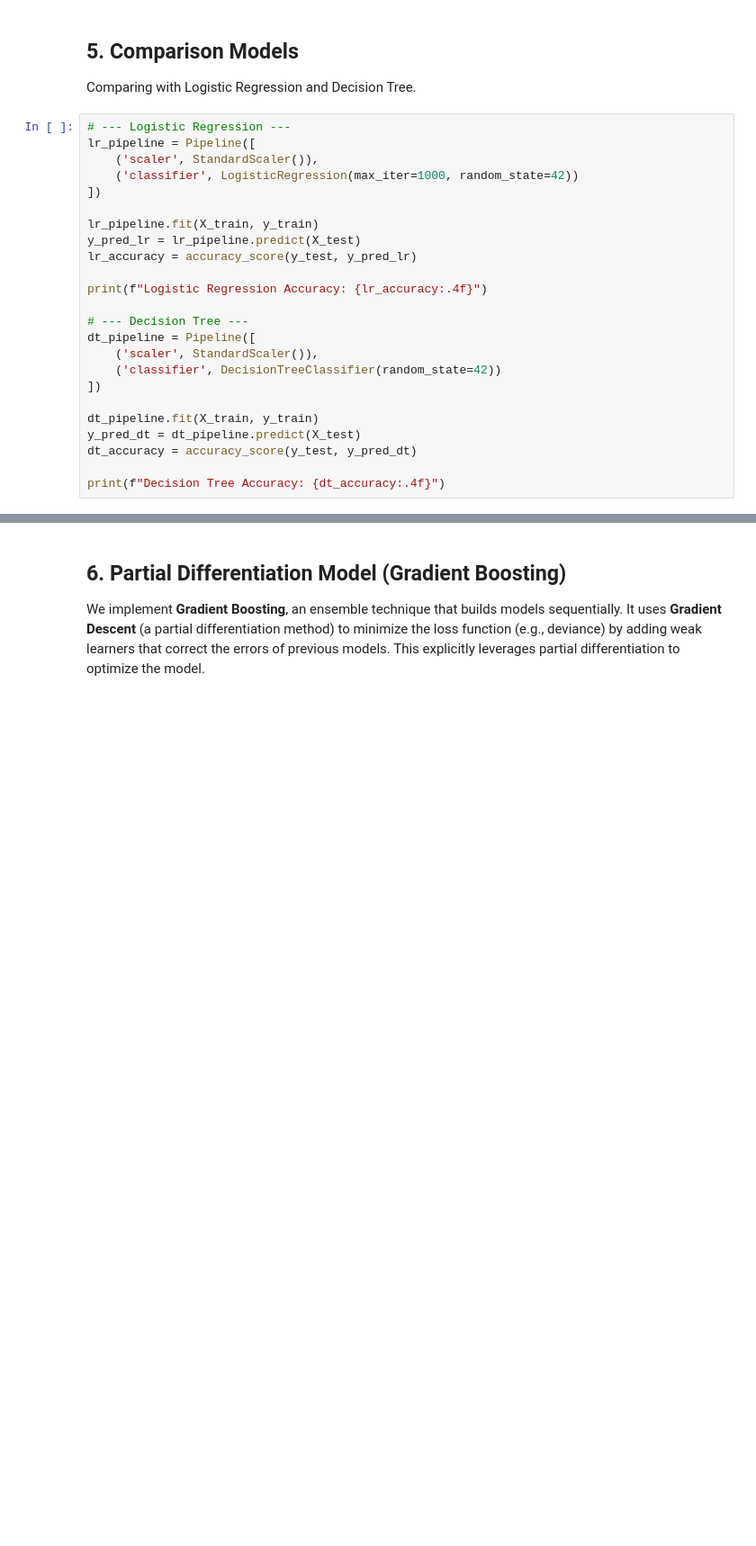
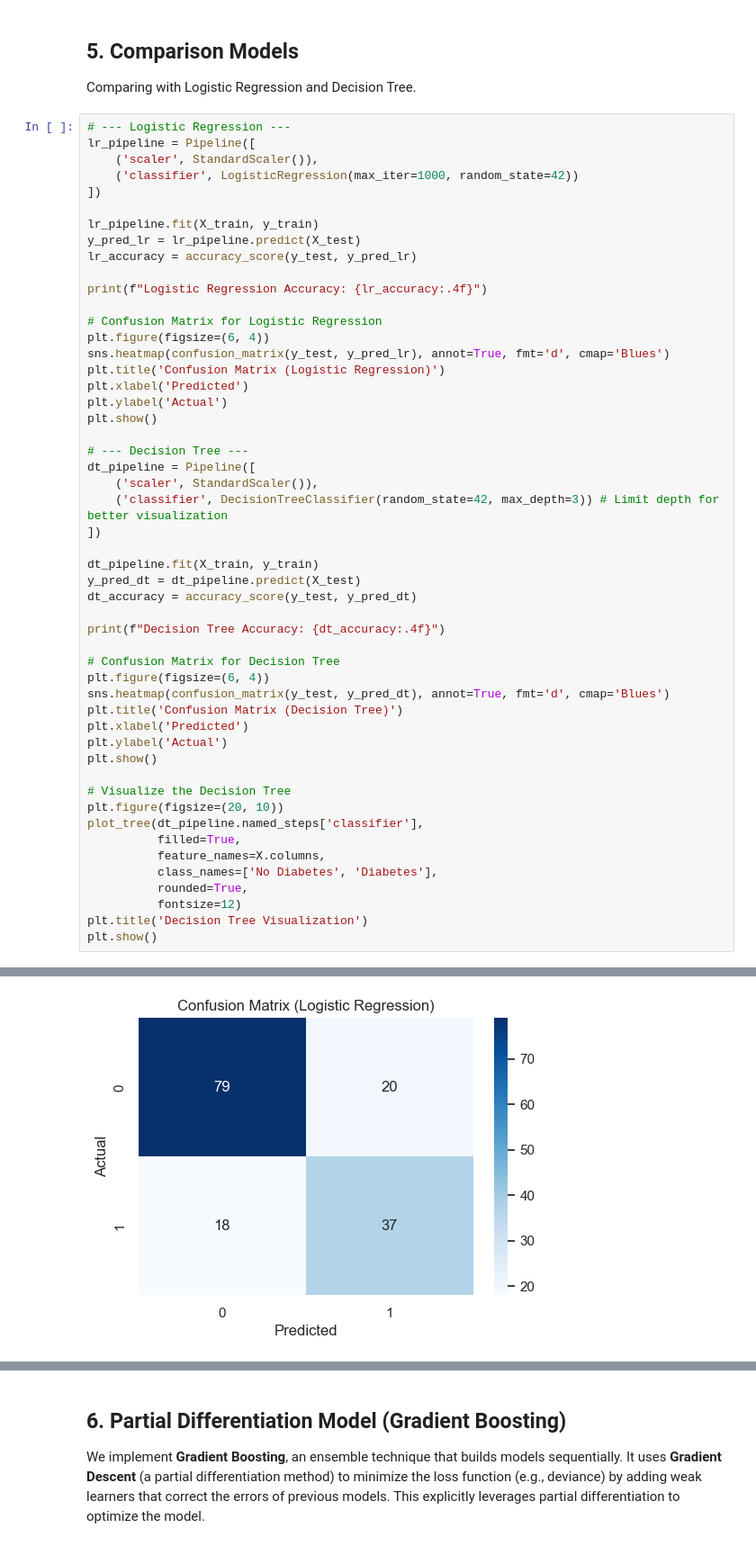
Before and after one commit to SriBalajiMachani/MIS-3_Assignment-2, a Jupyter notebook: diabetes_analysis.ipynb, the cells around one changed output, grey strips where cells are left out. Shown: that part at 90% size. Saved outputs shown, nothing was run; the diff lists cells and outputs as text; blank space fills up the shorter version.

```diff
--- a/diabetes_analysis.ipynb
+++ b/diabetes_analysis.ipynb
@@ -178,10 +178,18 @@ lr_accuracy = accuracy_score(y_test, y_pred_lr)
 
 print(f"Logistic Regression Accuracy: {lr_accuracy:.4f}")
 
+# Confusion Matrix for Logistic Regression
+plt.figure(figsize=(6, 4))
+sns.heatmap(confusion_matrix(y_test, y_pred_lr), annot=True, fmt='d', cmap='Blues')
+plt.title('Confusion Matrix (Logistic Regression)')
+plt.xlabel('Predicted')
+plt.ylabel('Actual')
+plt.show()
+
 # --- Decision Tree ---
 dt_pipeline = Pipeline([
     ('scaler', StandardScaler()),
-    ('classifier', DecisionTreeClassifier(random_state=42))
+    ('classifier', DecisionTreeClassifier(random_state=42, max_depth=3)) # Limit depth for better visualization
 ])
 
 dt_pipeline.fit(X_train, y_train)
@@ -189,5 +197,24 @@ y_pred_dt = dt_pipeline.predict(X_test)
 dt_accuracy = accuracy_score(y_test, y_pred_dt)
 
 print(f"Decision Tree Accuracy: {dt_accuracy:.4f}")
+
+# Confusion Matrix for Decision Tree
+plt.figure(figsize=(6, 4))
+sns.heatmap(confusion_matrix(y_test, y_pred_dt), annot=True, fmt='d', cmap='Blues')
+plt.title('Confusion Matrix (Decision Tree)')
+plt.xlabel('Predicted')
+plt.ylabel('Actual')
+plt.show()
+
+# Visualize the Decision Tree
+plt.figure(figsize=(20, 10))
+plot_tree(dt_pipeline.named_steps['classifier'],
+          filled=True,
+          feature_names=X.columns,
+          class_names=['No Diabetes', 'Diabetes'],
+          rounded=True,
+          fontsize=12)
+plt.title('Decision Tree Visualization')
+plt.show()
 # %% [output]
 Logistic Regression Accuracy: 0.7532
@@ -194,0 +221 @@ Decision Tree Accuracy: 0.7468
+[figure, added]
```
Also changed, not shown: parts of 3 cells of this notebook.
